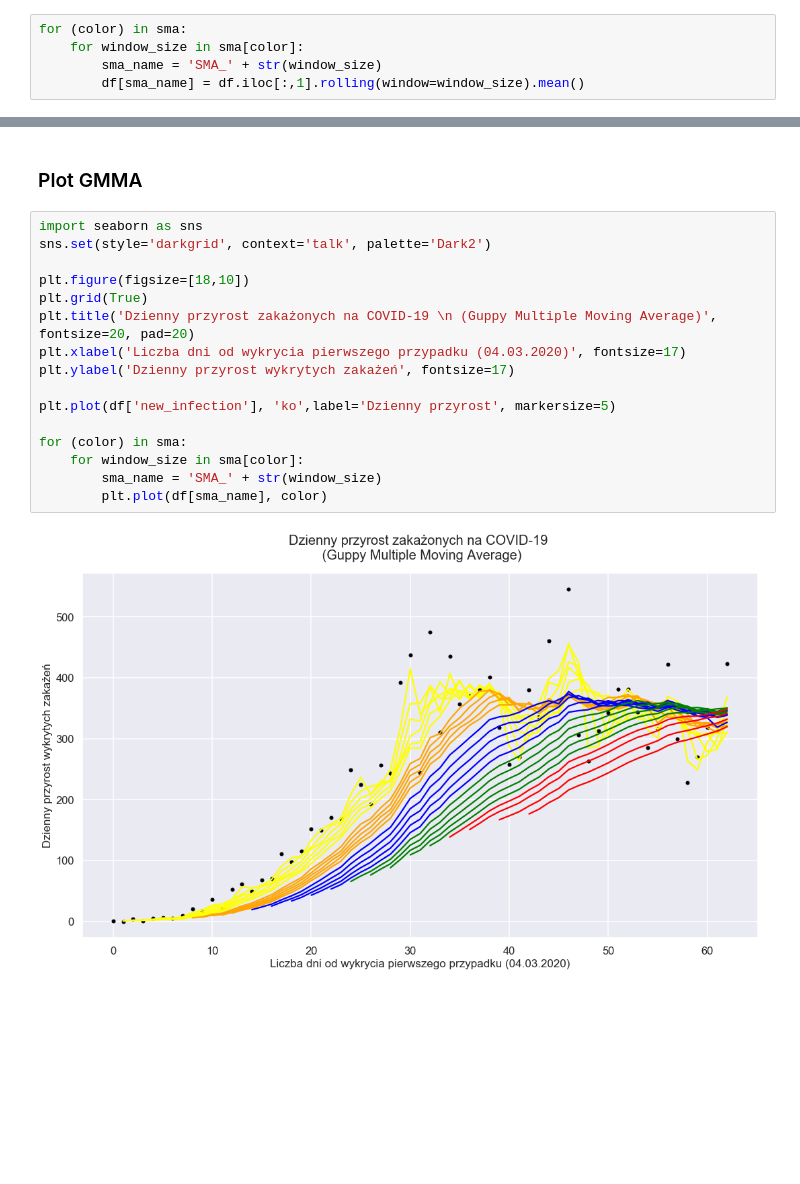
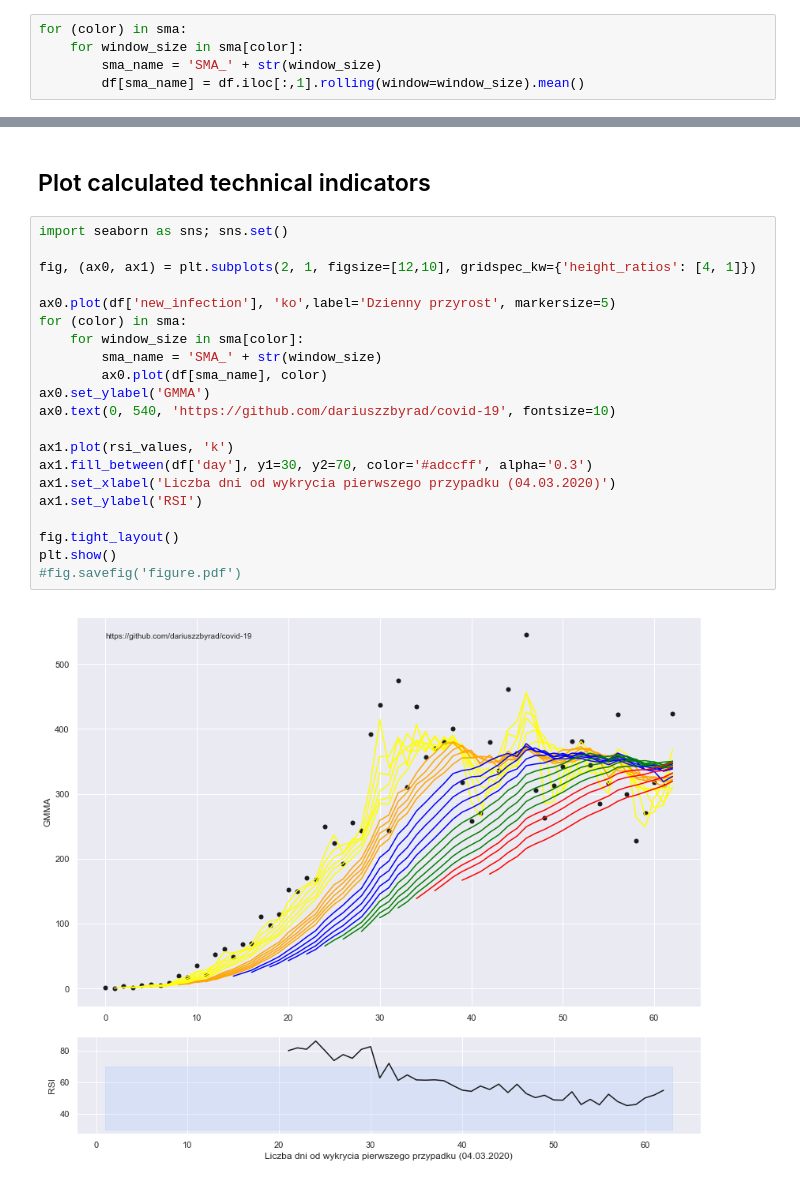
Before and after one commit to dariuszzbyrad/covid-19, a Jupyter notebook: daily_ma.ipynb, the cells around one changed output, grey strips where cells are left out. Drawn from its saved outputs; the diff is of its cells as text; blank space fills up the shorter version.

Commit message:
Added calculate RSI

```diff
--- a/daily_ma.ipynb
+++ b/daily_ma.ipynb
@@ -51,20 +71,25 @@ for (color) in sma:
 # %% [markdown]
-### Plot GMMA
+## Plot calculated technical indicators
-# %%
-import seaborn as sns
-sns.set(style='darkgrid', context='talk', palette='Dark2')
-
-plt.figure(figsize=[18,10])
-plt.grid(True)
-plt.title('Dzienny przyrost zakażonych na COVID-19 \n (Guppy Multiple Moving Average)', fontsize=20, pad=20)
-plt.xlabel('Liczba dni od wykrycia pierwszego przypadku (04.03.2020)', fontsize=17)
-plt.ylabel('Dzienny przyrost wykrytych zakażeń', fontsize=17)
-
-plt.plot(df['new_infection'], 'ko',label='Dzienny przyrost', markersize=5)
-
-for (color) in sma:
-    for window_size in sma[color]:
-        sma_name = 'SMA_' + str(window_size)
-        plt.plot(df[sma_name], color)
-# %% [output]
-[figure, removed]
+# %%
+import seaborn as sns; sns.set()
+
+fig, (ax0, ax1) = plt.subplots(2, 1, figsize=[12,10], gridspec_kw={'height_ratios': [4, 1]})
+
+ax0.plot(df['new_infection'], 'ko',label='Dzienny przyrost', markersize=5)
+for (color) in sma:
+    for window_size in sma[color]:
+        sma_name = 'SMA_' + str(window_size)
+        ax0.plot(df[sma_name], color)
+ax0.set_ylabel('GMMA')
+ax0.text(0, 540, 'https://github.com/dariuszzbyrad/covid-19', fontsize=10)
+
+ax1.plot(rsi_values, 'k')
+ax1.fill_between(df['day'], y1=30, y2=70, color='#adccff', alpha='0.3')
+ax1.set_xlabel('Liczba dni od wykrycia pierwszego przypadku (04.03.2020)')
+ax1.set_ylabel('RSI')
+
+fig.tight_layout()
+plt.show()
+#fig.savefig('figure.pdf')
+# %% [output]
+[figure, added]
```
Also changed, not shown: parts of 3 cells of this notebook.
